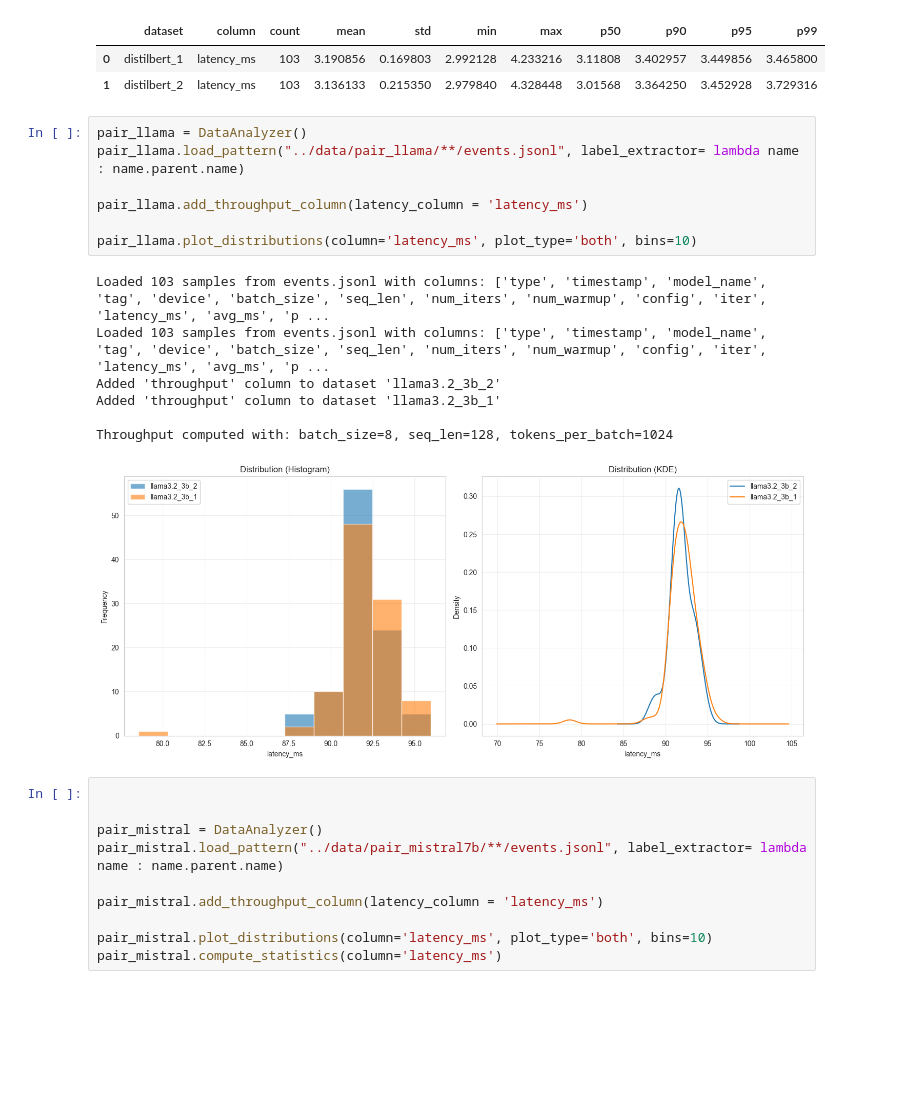
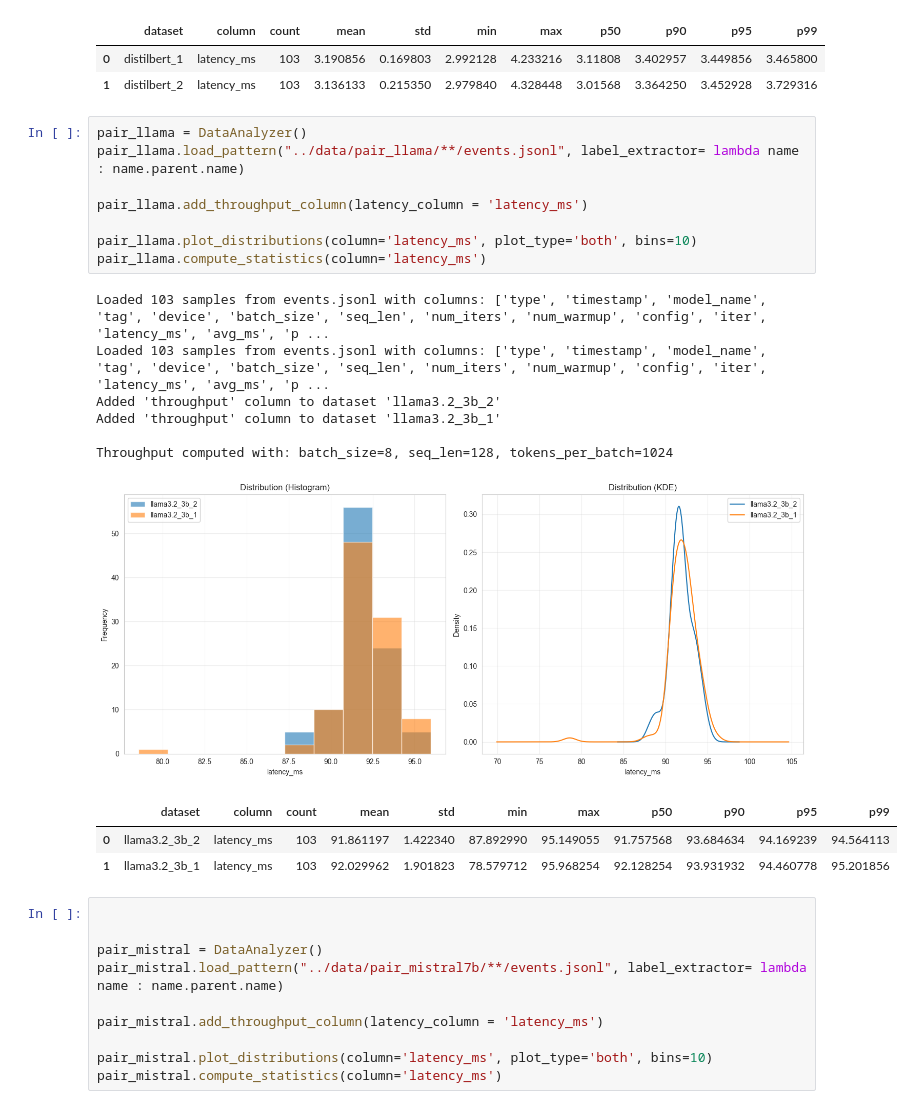
Before and after one commit to Ak33ra/15-418-final-project, a Jupyter notebook: notebooks/data_analysis.ipynb, the cells around one changed output. Drawn from its saved outputs; the diff is of its cells as text; blank space fills up the shorter version.

```diff
--- a/notebooks/data_analysis.ipynb
+++ b/notebooks/data_analysis.ipynb
@@ -121,18 +121,22 @@ Throughput computed with: batch_size=8, seq_len=128, tokens_per_batch=1024
 # %%
 pair_llama = DataAnalyzer()
 pair_llama.load_pattern("../data/pair_llama/**/events.jsonl", label_extractor= lambda name : name.parent.name)
 
 pair_llama.add_throughput_column(latency_column = 'latency_ms')
 
 pair_llama.plot_distributions(column='latency_ms', plot_type='both', bins=10)
+pair_llama.compute_statistics(column='latency_ms')
 # %% [output]
 Loaded 103 samples from events.jsonl with columns: ['type', 'timestamp', 'model_name', 'tag', 'device', 'batch_size', 'seq_len', 'num_iters', 'num_warmup', 'config', 'iter', 'latency_ms', 'avg_ms', 'p ...
 Loaded 103 samples from events.jsonl with columns: ['type', 'timestamp', 'model_name', 'tag', 'device', 'batch_size', 'seq_len', 'num_iters', 'num_warmup', 'config', 'iter', 'latency_ms', 'avg_ms', 'p ...
 Added 'throughput' column to dataset 'llama3.2_3b_2'
 Added 'throughput' column to dataset 'llama3.2_3b_1'
 
 Throughput computed with: batch_size=8, seq_len=128, tokens_per_batch=1024
 [figure]
+|  | dataset | column | count | mean | std | min | max | p50 | p90 | p95 | p99 |
+| 0 | llama3.2_3b_2 | latency_ms | 103 | 91.861197 | 1.422340 | 87.892990 | 95.149055 | 91.757568 | 93.684634 | 94.169239 | 94.564113 |
+| 1 | llama3.2_3b_1 | latency_ms | 103 | 92.029962 | 1.901823 | 78.579712 | 95.968254 | 92.128254 | 93.931932 | 94.460778 | 95.201856 |
 # %%
 
 
```
Also changed, not shown: parts of 1 cell of this notebook, 2 other files.
